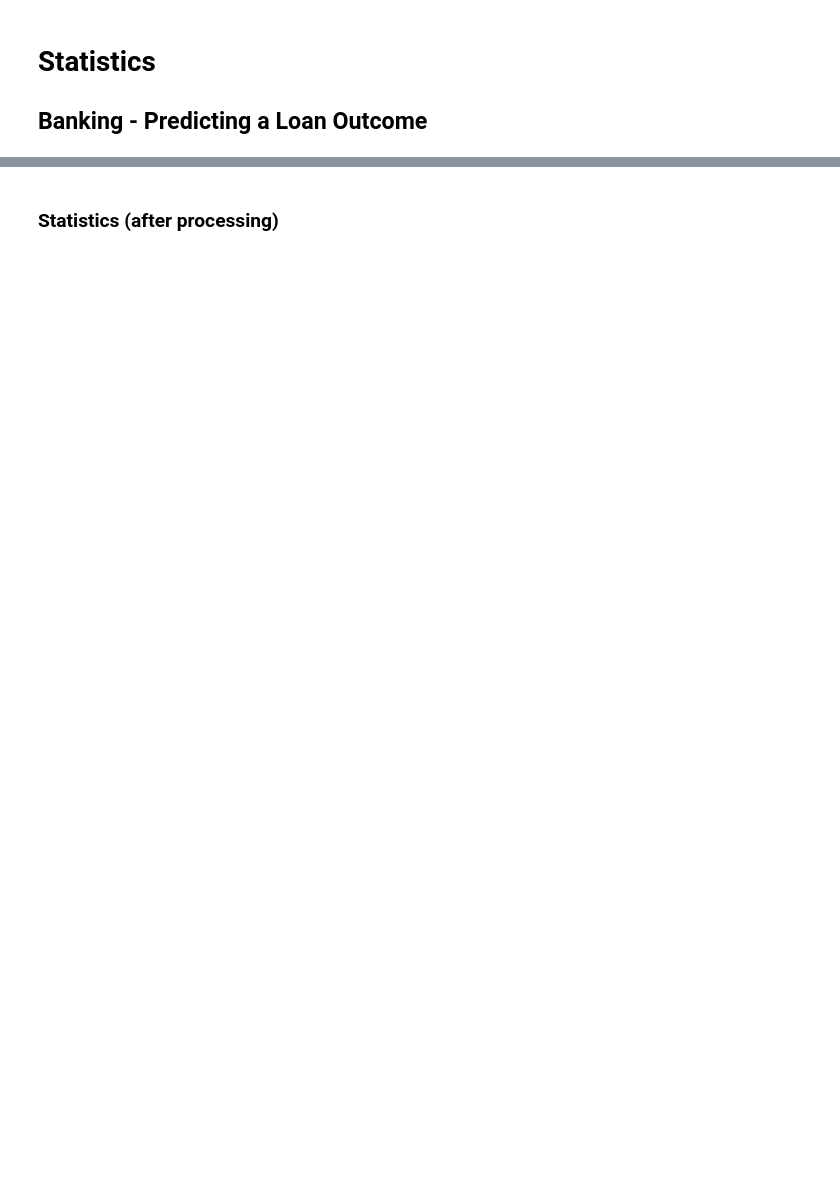
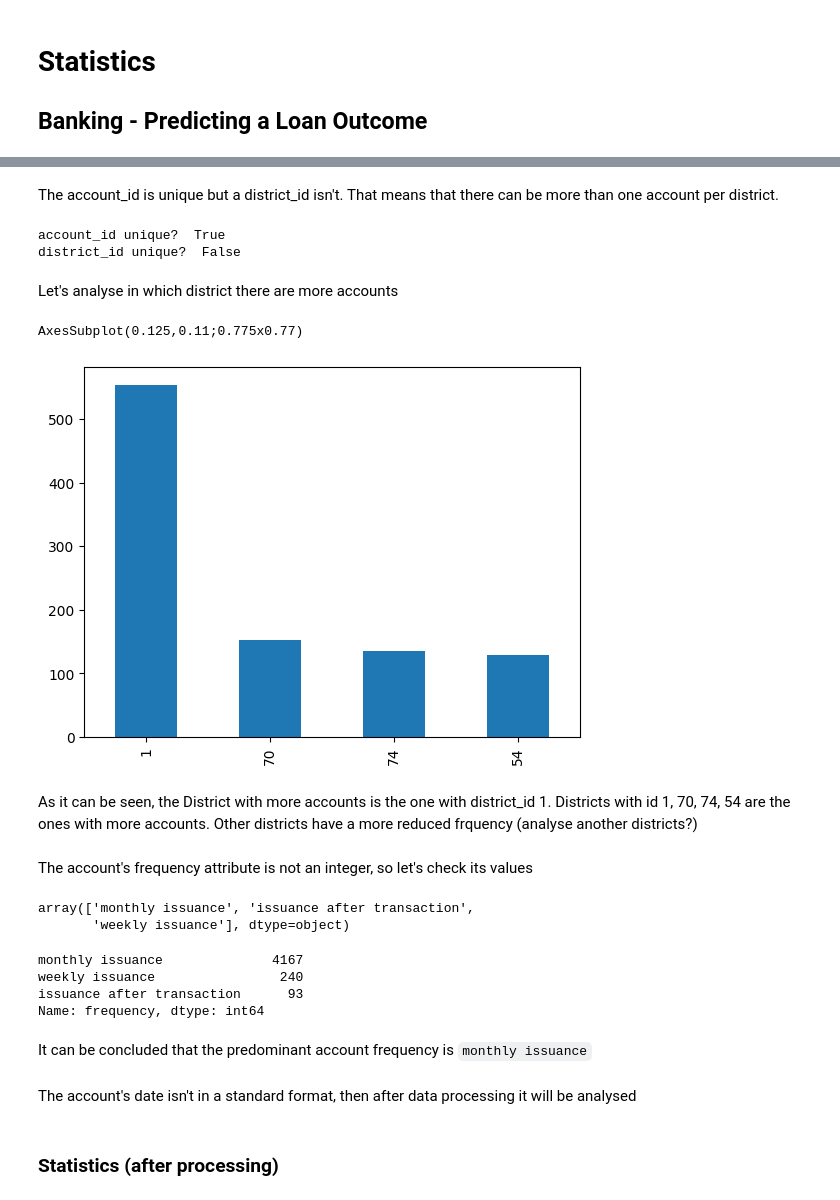
Before and after one commit to bdmendes/feup-ac-banking, a Jupyter notebook: stats.ipynb, the cells around one changed output, grey strips where cells are left out. Saved outputs shown, nothing was run; the diff lists cells and outputs as text; code cells hidden in the pictures; blank space fills up the shorter version.

Commit message:
Analyse accounts table

```diff
--- a/stats.ipynb
+++ b/stats.ipynb
@@ -10,2 +36,39 @@
+# %% [markdown]
+The account_id is unique but a district_id isn't. That means that there can be more than one account per district.
+# %%
+print("account_id unique? ", accounts.account_id.is_unique)
+print("district_id unique? ", accounts.district_id.is_unique)
+# %% [output]
+account_id unique?  True
+district_id unique?  False
+# %% [markdown]
+Let's analyse in which district there are more accounts
+# %%
+district_id_freq = accounts['district_id'].value_counts().iloc[:4]
+print(district_id_freq.plot.bar())
+# accounts.district_id.plot.scatter(x='dis')
+# %% [output]
+AxesSubplot(0.125,0.11;0.775x0.77)
+[figure, added]
+# %% [markdown]
+As it can be seen, the District with more accounts is the one with district_id 1. Districts with id 1, 70, 74, 54 are the ones with more accounts. Other districts have a more reduced frquency (analyse another districts?)
+# %% [markdown]
+The account's frequency attribute is not an integer, so let's check its values
+# %%
+accounts.frequency.unique()
+# %% [output]
+array(['monthly issuance', 'issuance after transaction',
+       'weekly issuance'], dtype=object)
+# %%
+accounts.frequency.value_counts()
+# %% [output]
+monthly issuance              4167
+weekly issuance                240
+issuance after transaction      93
+Name: frequency, dtype: int64
+# %% [markdown]
+It can be concluded that the predominant account frequency is `monthly issuance`
+# %% [markdown]
+The account's date isn't in a standard format, then after data processing it will be analysed
 # %% [markdown]
 ### Statistics (after processing)
```
Also changed, not shown: parts of 8 cells of this notebook.
